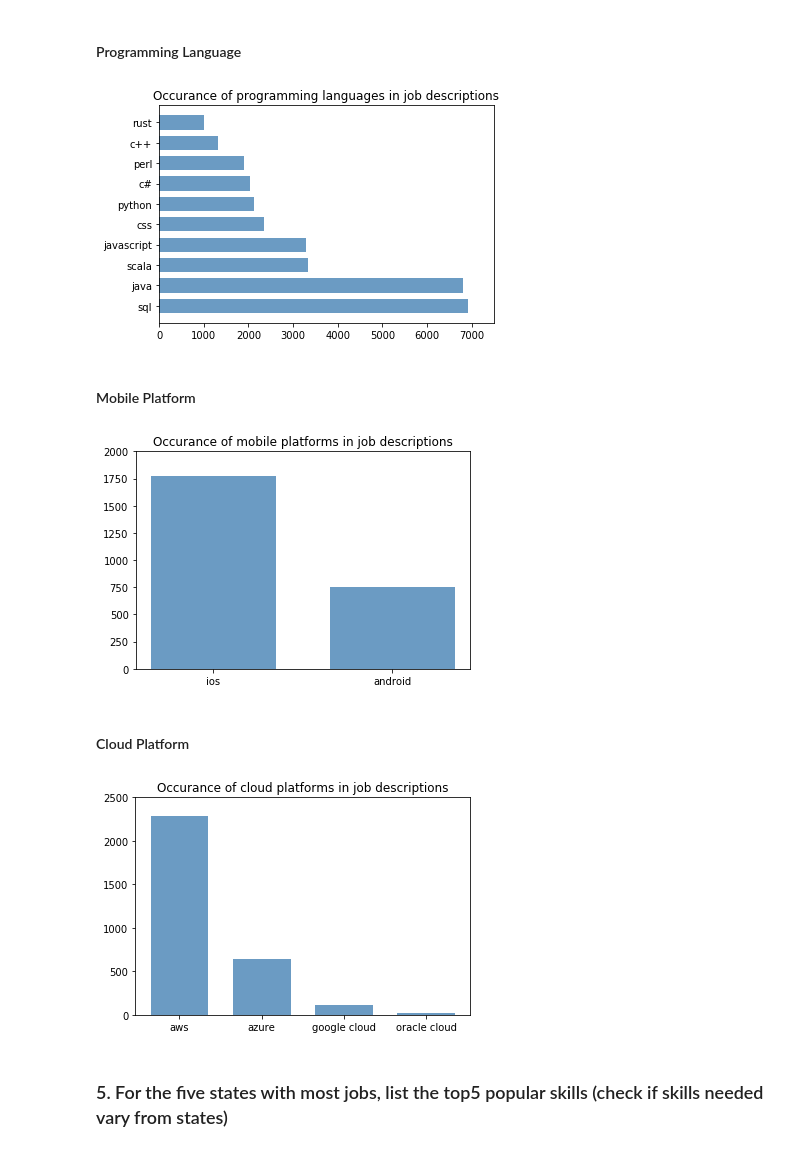
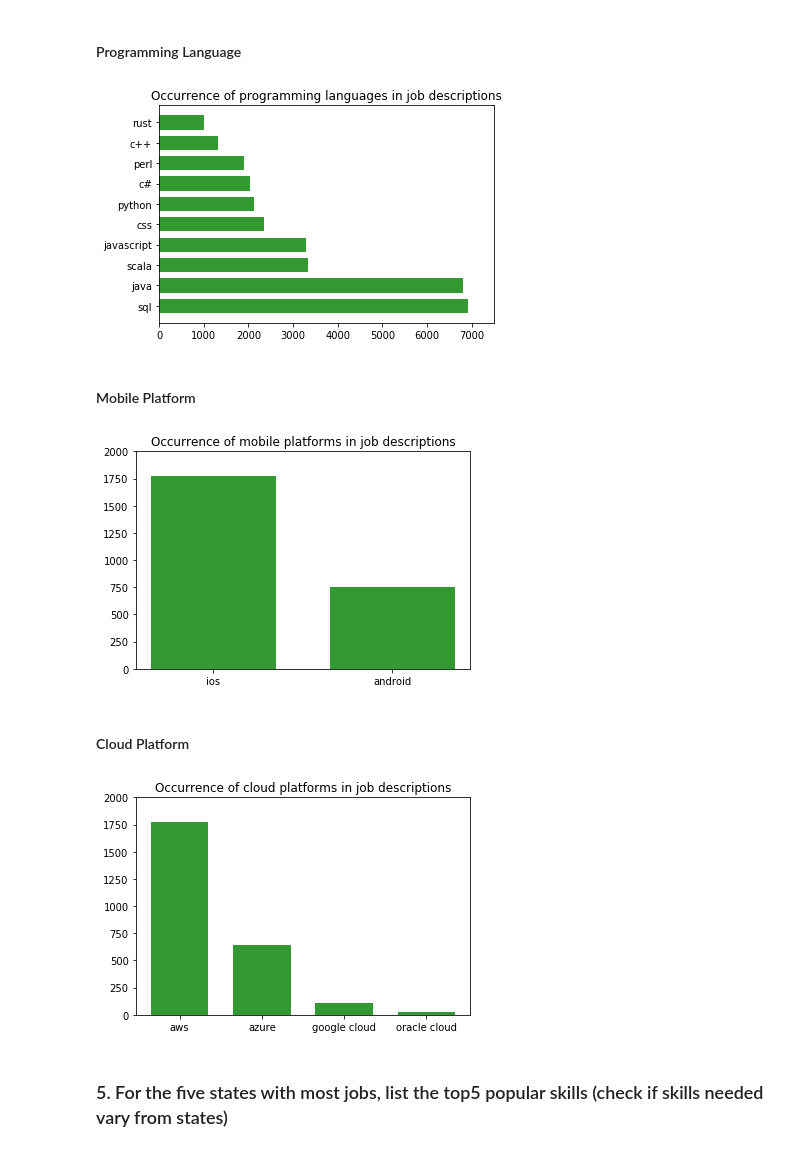
Before and after one commit to Leona-Hu/Skill-Finder, a Jupyter notebook: Skill_Finder_Analysis.ipynb, the cells around one changed output. Drawn from its saved outputs; the diff is of its cells as text; code cells hidden in the pictures.

```diff
--- a/Skill_Finder_Analysis.ipynb
+++ b/Skill_Finder_Analysis.ipynb
@@ -54,6 +54,9 @@ def pre_clean(original):
     df.insert(loc=2, column='city', value=city_list)
     df.insert(loc=3, column='state', value=state_list)
     # df = df.drop(columns=['joblocation_address'])
+    df['aws'] += df['amazon web services']
+    df['golang'] += df['go lang']
+    df = df.drop(columns=['amazon web services', 'go lang'])
     return df
 # %%
 df = pre_clean(original_df)
@@ -211,16 +221,16 @@ program_language = ['python', 'scala', 'c#', 'matlab', 'java', 'javascript',
 lang_label, lang_cnt = count_skill(program_language)
 # %%
 plt.figure()
-plt.barh(range(10), lang_cnt[:10], height=0.7, color='steelblue', alpha=0.8)
+plt.barh(range(10), lang_cnt[:10], height=0.7, color='green', alpha=0.8)
 plt.yticks(range(10), lang_label[:10])
 plt.xlim(0,7500)
 plt.xlabel("")
-plt.title("Occurance of programming languages in job descriptions")
+plt.title("Occurrence of programming languages in job descriptions")
 # for x, y in enumerate(selects_job_num):
 #     plt.text(y + 0.2, x - 0.1, '%s' % y)
 plt.show()
 # %% [output]
-[figure, old version]
+[figure, new version]
 # %% [markdown]
 #### Mobile Platform
 # %%
@@ -228,16 +238,16 @@ mob_platform = ['android', 'ios']
 mob_platform_label, mob_platform_cnt = count_skill(mob_platform)
 # %%
 plt.figure()
-plt.bar(range(2), mob_platform_cnt, width=0.7, color='steelblue', alpha=0.8)
+plt.bar(range(2), mob_platform_cnt, width=0.7, color='green', alpha=0.8)
 plt.xticks(range(2), mob_platform_label)
 plt.ylim(0,2000)
 plt.xlabel("")
-plt.title("Occurance of mobile platforms in job descriptions")
+plt.title("Occurrence of mobile platforms in job descriptions")
 # for x, y in enumerate(selects_job_num):
 #     plt.text(y + 0.2, x - 0.1, '%s' % y)
 plt.show()
 # %% [output]
-[figure, old version]
+[figure, new version]
 # %% [markdown]
 #### Cloud Platform
 # %%
@@ -253,15 +256,15 @@ for i in range(len(cloud_platform)):
 # %%
 plt.figure()
-plt.bar(range(4), list(cloud_platform_dic.values()), width=0.7, color='steelblue', alpha=0.8)
-plt.xticks(range(4), list(cloud_platform_dic.keys()))
-plt.ylim(0,2500)
+plt.bar(range(4), cloud_platform_cnt, width=0.7, color='green', alpha=0.8)
+plt.xticks(range(4), cloud_platform_label)
+plt.ylim(0,2000)
 plt.xlabel("")
-plt.title("Occurance of cloud platforms in job descriptions")
+plt.title("Occurrence of cloud platforms in job descriptions")
 # for x, y in enumerate(selects_job_num):
 #     plt.text(y + 0.2, x - 0.1, '%s' % y)
 plt.show()
 # %% [output]
-[figure, old version]
+[figure, new version]
 # %% [markdown]
 ### 5. For the five states with most jobs, list the top5 popular skills (check if skills needed vary from states)
 # %% [markdown]
```
Also changed, not shown: parts of 19 cells of this notebook.
